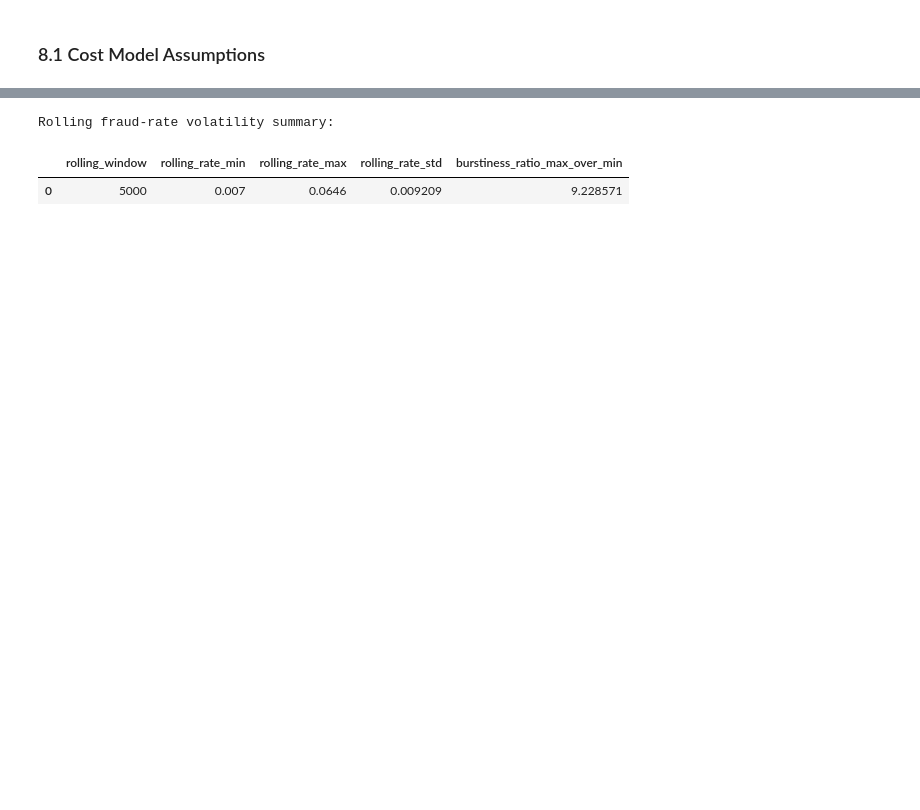
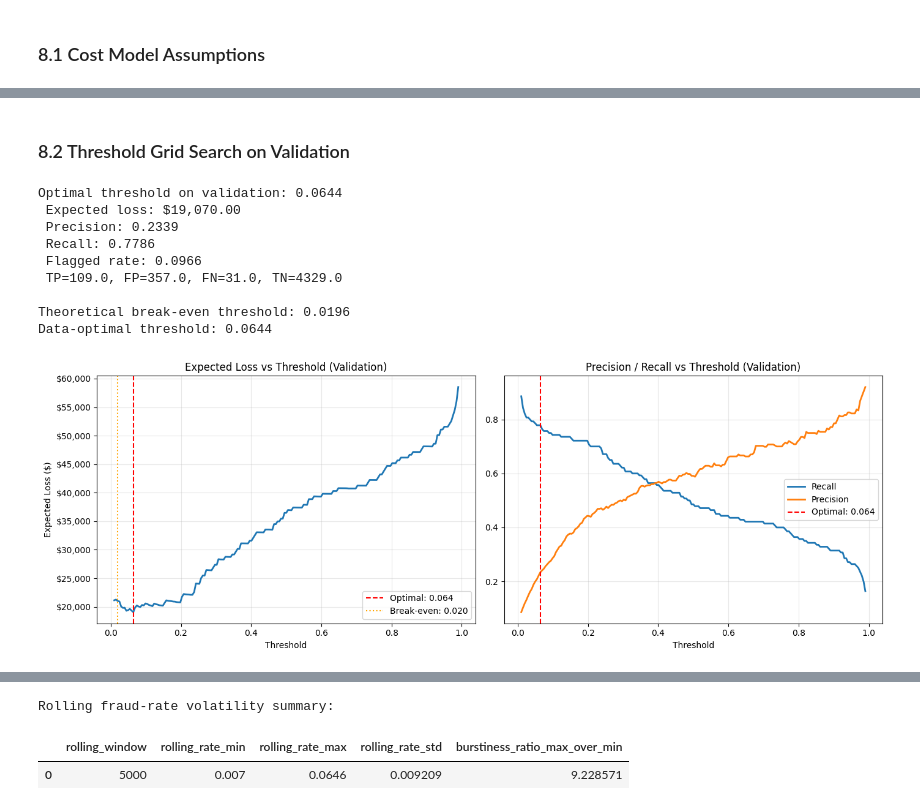
Before and after one commit to joshlaubach/fraud-detection-pipeline, a Jupyter notebook: fraud_pipeline.ipynb, the cells around one changed output, grey strips where cells are left out. Saved outputs shown, nothing was run; the diff lists cells and outputs as text; code cells hidden in the pictures; blank space fills up the shorter version.

```diff
--- a/fraud_pipeline.ipynb
+++ b/fraud_pipeline.ipynb
@@ -1656,0 +2062,59 @@ Data-optimal threshold          : 0.0644
+# %% [markdown]
+### 8.2 Threshold Grid Search on Validation
+# %%
+# 8.2 Threshold Grid Search on Validation
+thresholds_grid = np.linspace(0.01, 0.99, 199)
+threshold_rows = [threshold_stats(y_valid, valid_scores, t) for t in thresholds_grid]
+threshold_df = pd.DataFrame(threshold_rows)
+
+best_idx = threshold_df["expected_loss"].idxmin()
+optimal_threshold = threshold_df.loc[best_idx, "threshold"]
+optimal_row = threshold_df.loc[best_idx]
+
+print(f"\nOptimal threshold on validation: {optimal_threshold:.4f}")
+print(f" Expected loss: ${optimal_row['expected_loss']:,.2f}")
+print(f" Precision: {optimal_row['precision']:.4f}")
+print(f" Recall: {optimal_row['recall']:.4f}")
+print(f" Flagged rate: {optimal_row['flagged_rate']:.4f}")
+print(f" TP={optimal_row['tp']}, FP={optimal_row['fp']}, FN={optimal_row['fn']}, TN={optimal_row['tn']}")
+
+# Compare to break-even threshold
+print(f"\nTheoretical break-even threshold: {tau_theory:.4f}")
+print(f"Data-optimal threshold: {optimal_threshold:.4f}")
+
+
+
+from matplotlib.ticker import FuncFormatter
+
+fig, axs = plt.subplots(1, 2, figsize=(14, 5))
+axs[0].plot(threshold_df["threshold"], threshold_df["expected_loss"], linewidth=2)
+axs[0].axvline(optimal_threshold, color="red", linestyle="--", label=f"Optimal: {optimal_threshold:.3f}")
+axs[0].axvline(tau_theory, color="orange", linestyle=":", label=f"Break-even: {tau_theory:.3f}")
+axs[0].set_xlabel("Threshold")
+axs[0].set_ylabel("Expected Loss ($)")
+axs[0].set_title("Expected Loss vs Threshold (Validation)")
+axs[0].yaxis.set_major_formatter(FuncFormatter(lambda x, p: f'${x:,.0f}'))
+axs[0].legend()
+axs[0].grid(alpha=0.3)
+
+axs[1].plot(threshold_df["threshold"], threshold_df["recall"], label="Recall", linewidth=2)
+axs[1].plot(threshold_df["threshold"], threshold_df["precision"], label="Precision", linewidth=2)
+axs[1].axvline(optimal_threshold, color="red", linestyle="--", label=f"Optimal: {optimal_threshold:.3f}")
+axs[1].set_xlabel("Threshold")
+axs[1].set_title("Precision / Recall vs Threshold (Validation)")
+axs[1].legend()
+axs[1].grid(alpha=0.3)
+
+plt.tight_layout()
+plt.show()
+# %% [output]
+Optimal threshold on validation: 0.0644
+ Expected loss: $19,070.00
+ Precision: 0.2339
+ Recall: 0.7786
+ Flagged rate: 0.0966
+ TP=109.0, FP=357.0, FN=31.0, TN=4329.0
+
+Theoretical break-even threshold: 0.0196
+Data-optimal threshold: 0.0644
+[figure, added]
```
Also changed, not shown: parts of 70 cells of this notebook, 3 other files.
